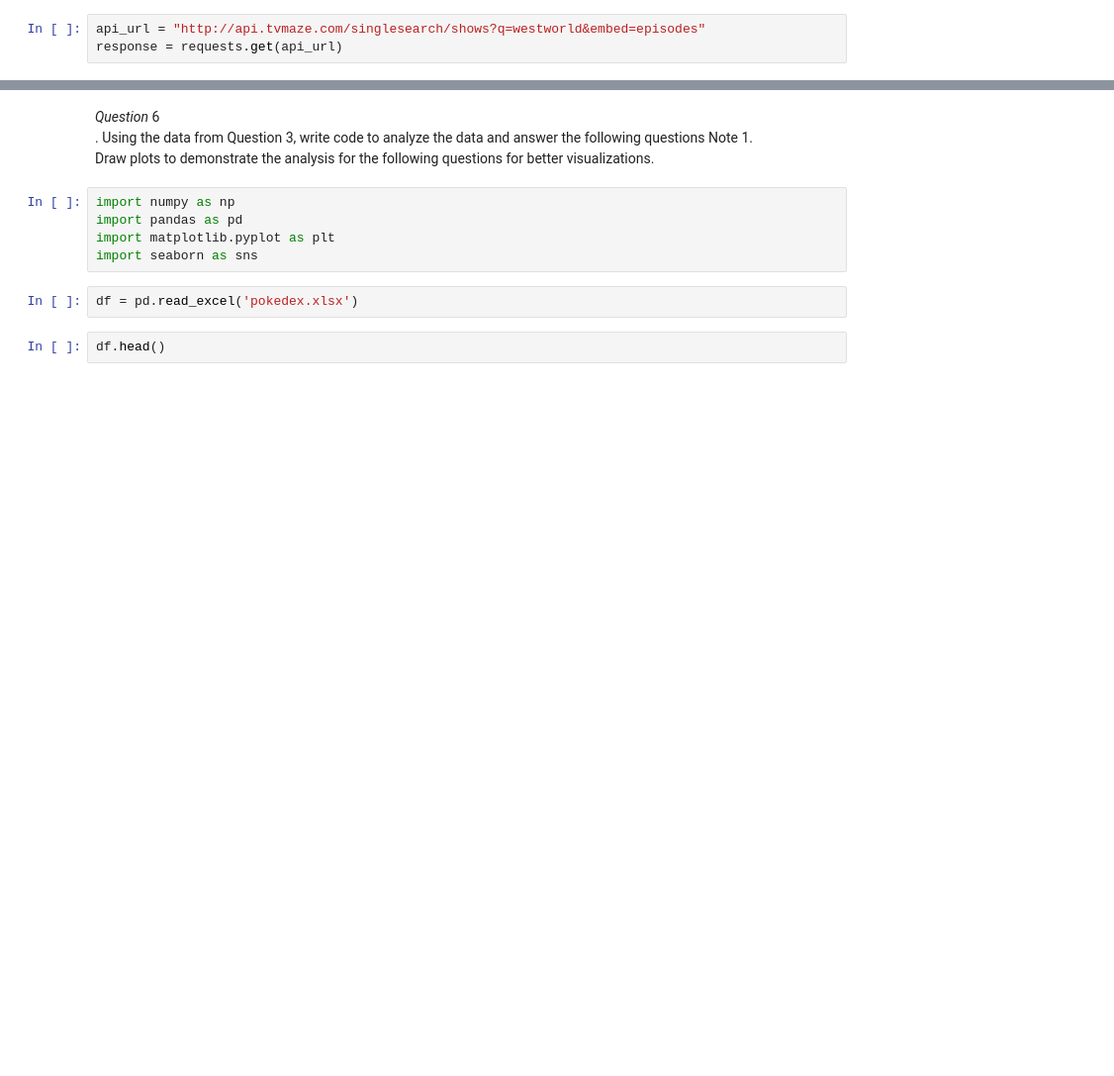
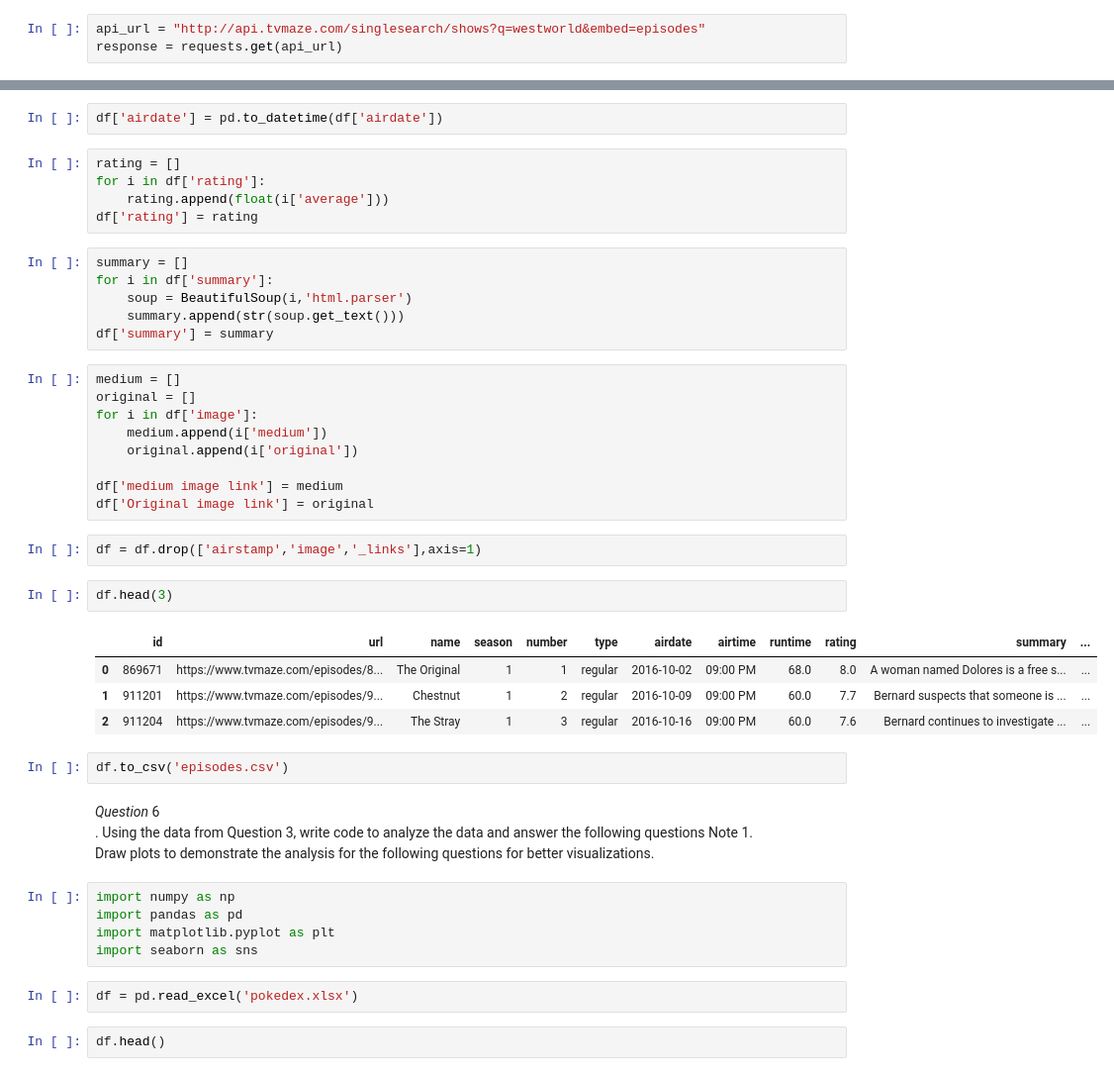
Before and after one commit to tufailahmed023/Placment_Assigment_Sk-Tufail_Ahmed, a Jupyter notebook: Python/python.ipynb, the cells around one changed output, grey strips where cells are left out. Shown at 99% size. Saved outputs shown, nothing was run; the diff lists cells and outputs as text; blank space fills up the shorter version.

```diff
--- a/Python/python.ipynb
+++ b/Python/python.ipynb
@@ -253,3 +229,36 @@ Original:  https://static.tvmaze.com/uploads/images/original_untouched/445/11139
+# %%
+df['airdate'] = pd.to_datetime(df['airdate'])
+# %%
+rating = []
+for i in df['rating']:
+    rating.append(float(i['average']))
+df['rating'] = rating
+# %%
+summary = []
+for i in df['summary']:
+    soup = BeautifulSoup(i,'html.parser')
+    summary.append(str(soup.get_text()))
+df['summary'] = summary
+# %%
+medium = []
+original = []
+for i in df['image']:
+    medium.append(i['medium'])
+    original.append(i['original'])
+
+df['medium image link'] = medium
+df['Original image link'] = original
+# %%
+df = df.drop(['airstamp','image','_links'],axis=1)
+# %%
+df.head(3)
+# %% [output]
+|  | id | url | name | season | number | type | airdate | airtime | runtime | rating | summary | ... |
+| 0 | 869671 | https://www.tvmaze.com/episodes/8... | The Original | 1 | 1 | regular | 2016-10-02 | 09:00 PM | 68.0 | 8.0 | A woman named Dolores is a free s... | ... |
+| 1 | 911201 | https://www.tvmaze.com/episodes/9... | Chestnut | 1 | 2 | regular | 2016-10-09 | 09:00 PM | 60.0 | 7.7 | Bernard suspects that someone is ... | ... |
+| 2 | 911204 | https://www.tvmaze.com/episodes/9... | The Stray | 1 | 3 | regular | 2016-10-16 | 09:00 PM | 60.0 | 7.6 | Bernard continues to investigate ... | ... |
+# %%
+df.to_csv('episodes.csv')
 # %% [markdown]
 *Question* 6 <br>. Using the data from Question 3, write code to analyze the data and answer the following questions Note 1. <br>
  Draw plots to demonstrate the analysis for the following questions for better visualizations.
```
Also changed, not shown: parts of 29 cells of this notebook, 2 other files.
